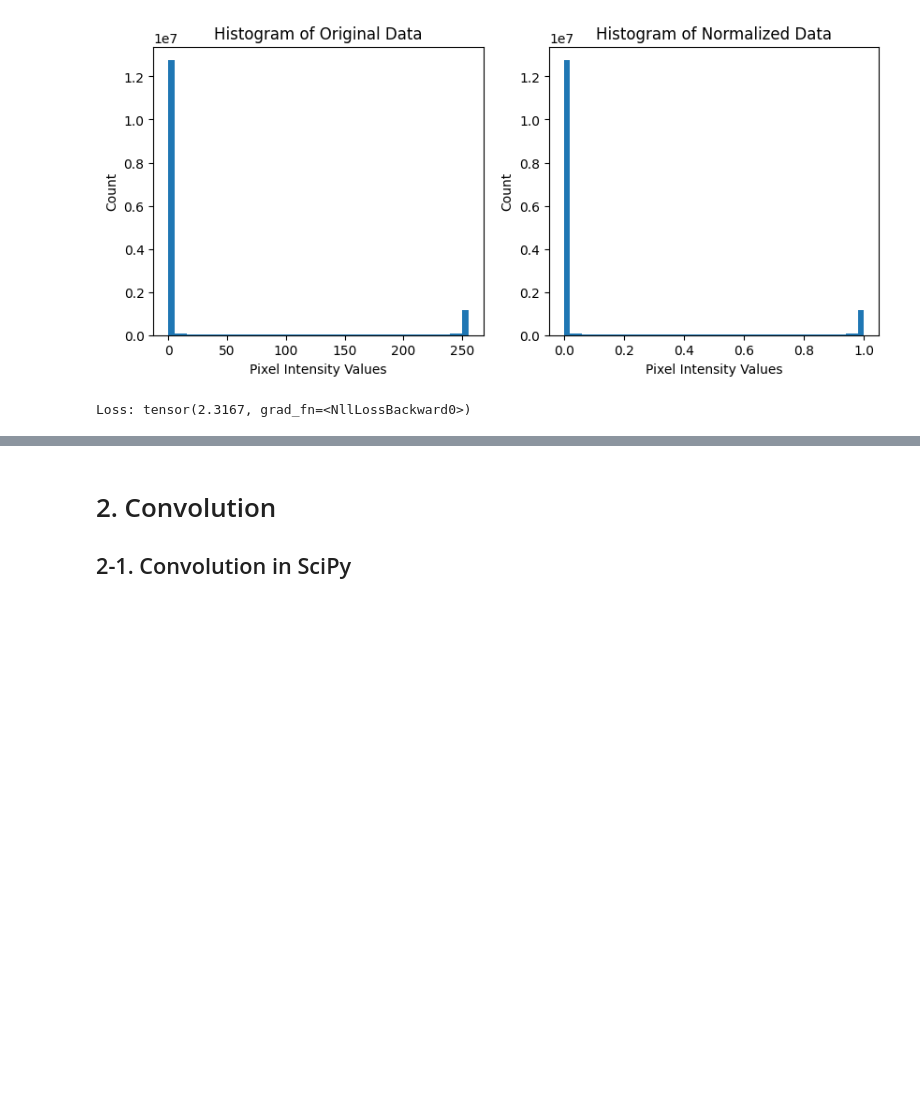
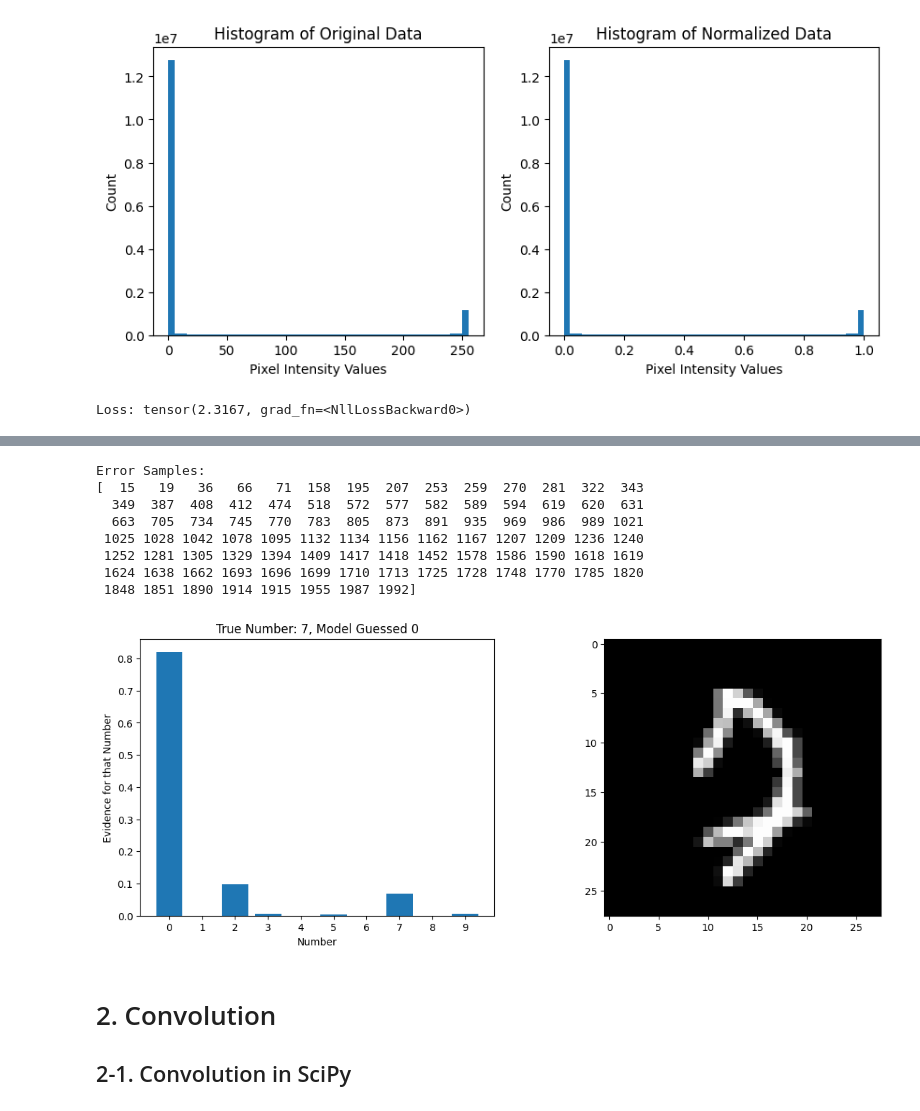
Before and after one commit to yungshun317/torch-nlp, a Jupyter notebook: convolutional_neural_networks.ipynb, the cells around one changed output, grey strips where cells are left out. Drawn from its saved outputs; the diff is of its cells as text; code cells hidden in the pictures; blank space fills up the shorter version.

```diff
--- a/convolutional_neural_networks.ipynb
+++ b/convolutional_neural_networks.ipynb
@@ -297,22 +316,32 @@ plt.show()
 # %%
-# find the errors
-errors = np.where( torch.max(predictions,axis=1)[1] != y )[0]
-print(errors)
+# Find the errors
+error_samples = np.where(torch.max(predictions, axis=1)[1] != y)[0]
+print("Error Samples:")
+print(error_samples)
 
 # Evidence for all numbers from one sample
-sample2show = 10
+error_sample_idx = 10
 
-fig,ax = plt.subplots(1,2,figsize=(14,5))
+fig, ax = plt.subplots(1, 2, figsize=(14, 5))
 
-ax[0].bar(range(10),np.exp(predictions[errors[sample2show]]))
+ax[0].bar(range(10), np.exp(predictions[error_samples[error_sample_idx]]))
 ax[0].set_xticks(range(10))
 ax[0].set_xlabel('Number')
-ax[0].set_ylabel('Evidence for that number')
-ax[0].set_title('True number: %s, model guessed %s'
-                %( y[errors[sample2show]].item(), torch.argmax(predictions[errors[sample2show]]).item() ))
+ax[0].set_ylabel('Evidence for that Number')
+ax[0].set_title('True Number: %s, Model Guessed %s' % (y[error_samples[error_sample_idx]].item(), torch.argmax(predictions[error_samples[error_sample_idx]]).item()))
 
-ax[1].imshow( np.reshape(X[errors[sample2show],:],(28,28)) ,cmap='gray')
+ax[1].imshow( np.reshape(X[error_samples[error_sample_idx], :], (28, 28)), cmap='gray')
 
 plt.show()
+# %% [output]
+Error Samples:
+[  15   19   36   66   71  158  195  207  253  259  270  281  322  343
+  349  387  408  412  474  518  572  577  582  589  594  619  620  631
+  663  705  734  745  770  783  805  873  891  935  969  986  989 1021
+ 1025 1028 1042 1078 1095 1132 1134 1156 1162 1167 1207 1209 1236 1240
+ 1252 1281 1305 1329 1394 1409 1417 1418 1452 1578 1586 1590 1618 1619
+ 1624 1638 1662 1693 1696 1699 1710 1713 1725 1728 1748 1770 1785 1820
+ 1848 1851 1890 1914 1915 1955 1987 1992]
+[figure, added]
 # %%
 # [3]
```
Also changed, not shown: parts of 6 cells of this notebook.
